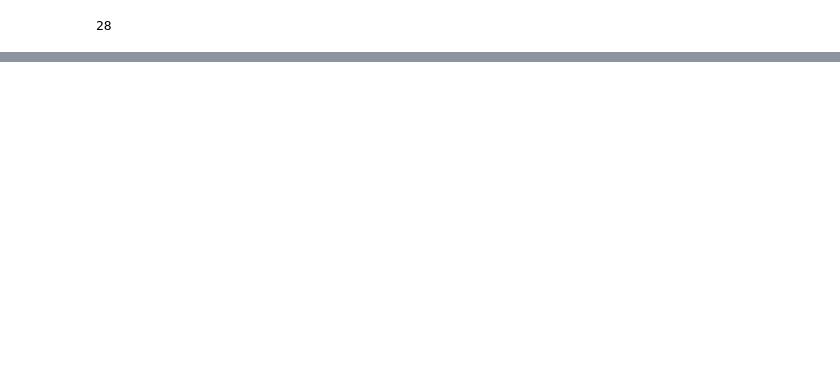
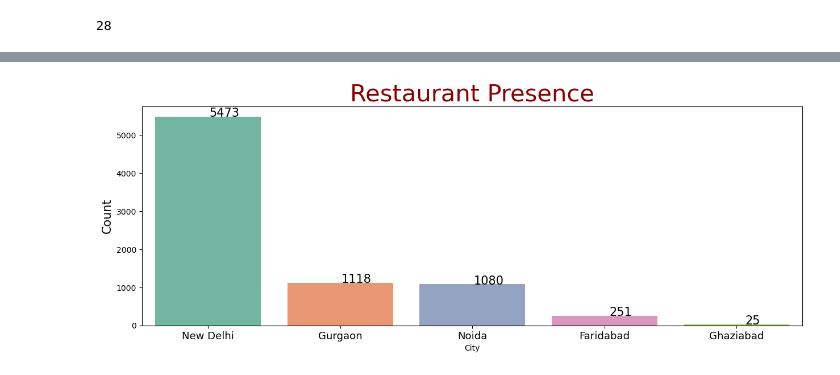
Before and after one commit to ParvezShahShaik/restaurant_recommendation, a Jupyter notebook: Restaurant_Recommendation_Project.ipynb, the cells around one changed output, grey strips where cells are left out. Saved outputs shown, nothing was run; the diff lists cells and outputs as text; code cells hidden in the pictures; blank space fills up the shorter version.

```diff
--- a/Restaurant_Recommendation_Project.ipynb
+++ b/Restaurant_Recommendation_Project.ipynb
@@ -76,0 +170,13 @@ len(missing_city)
+# %%
+plt.figure(figsize=(15, 5))
+vc = data['City'].value_counts()[:5]
+g = sns.barplot(x=vc.index, y=vc.values, palette='Set2')
+g.set_xticklabels(g.get_xticklabels(), fontsize=13)
+for i in range(5):
+    value = vc[i]
+    g.text(y=value - 2, x=i + 0.125, s=value, color='black', ha="center", fontsize=15)
+g.set_ylabel('Count', fontsize=15)
+g.set_title('Restaurant Presence', fontsize=30, color='darkred')
+plt.show()
+# %% [output]
+[figure, added]
```
Also changed, not shown: parts of 41 cells of this notebook, 4 other files.
